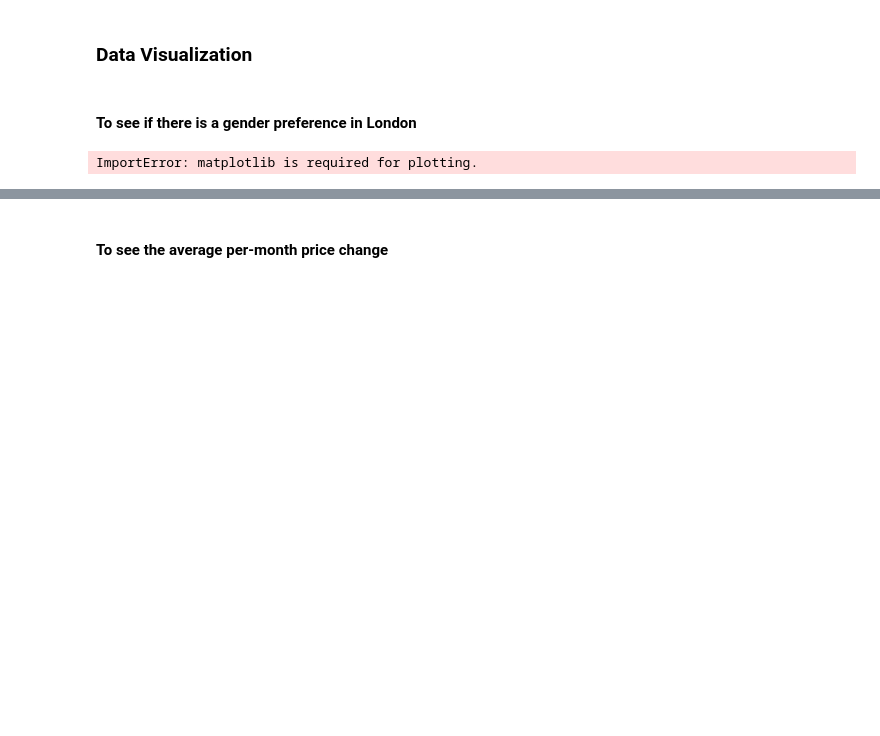
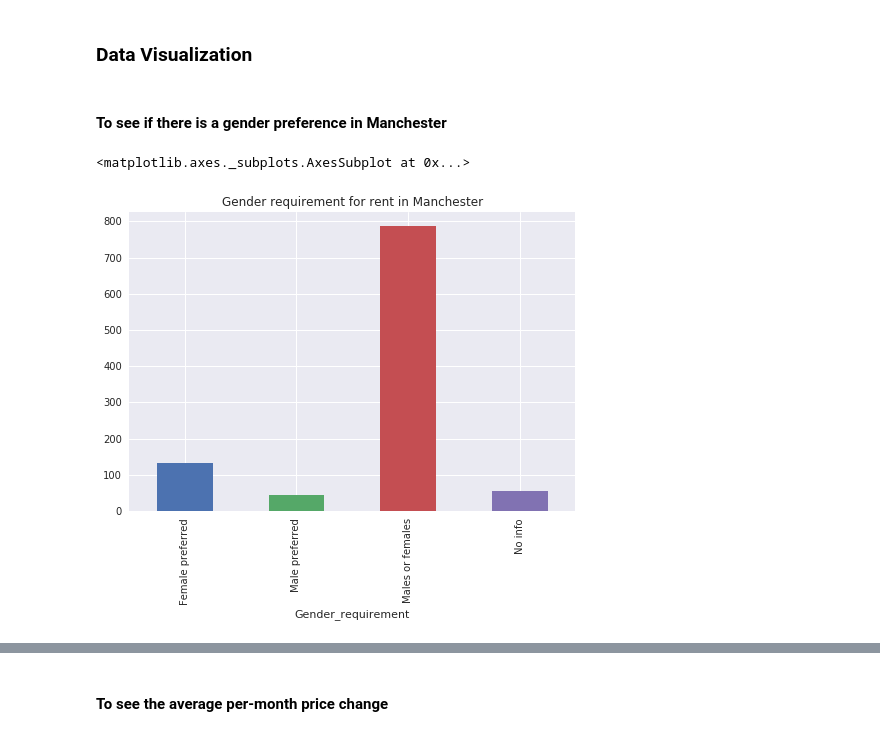
Before and after one commit to lijingxi96/Project, a Jupyter notebook: Group_project.ipynb, the cells around one changed output, grey strips where cells are left out. Drawn from its saved outputs; the diff is of its cells as text; code cells hidden in the pictures; blank space fills up the shorter version.

Commit message:
Update codes about Manchester; Updata codes about visualization

```diff
--- a/Group_project.ipynb
+++ b/Group_project.ipynb
@@ -1301,9 +1301,14 @@ df_info = clean(detail_Manchester)
 import matplotlib.pyplot as plt
 plt.style.use('seaborn')# seaborn is a style that have different colors
 # %% [markdown]
-<h4> To see if there is a gender preference in London
+<h4> To see if there is a gender preference in Manchester
 # %%
 gender_group = df_info.groupby('Gender_requirement')
-gender_group.size().plot(kind='bar', title='Gender requirement for rent in London')
+gender_size = gender_group.size()
+title = 'Gender requirement for rent in Manchester'
-# %% [output]
-ImportError: matplotlib is required for plotting.
+# %%
+# bar chart
+gender_size.plot(kind='bar', title=title)
+# %% [output]
+<matplotlib.axes._subplots.AxesSubplot at 0x...>
+[figure, added]
```
Also changed, not shown: parts of 30 cells of this notebook.
